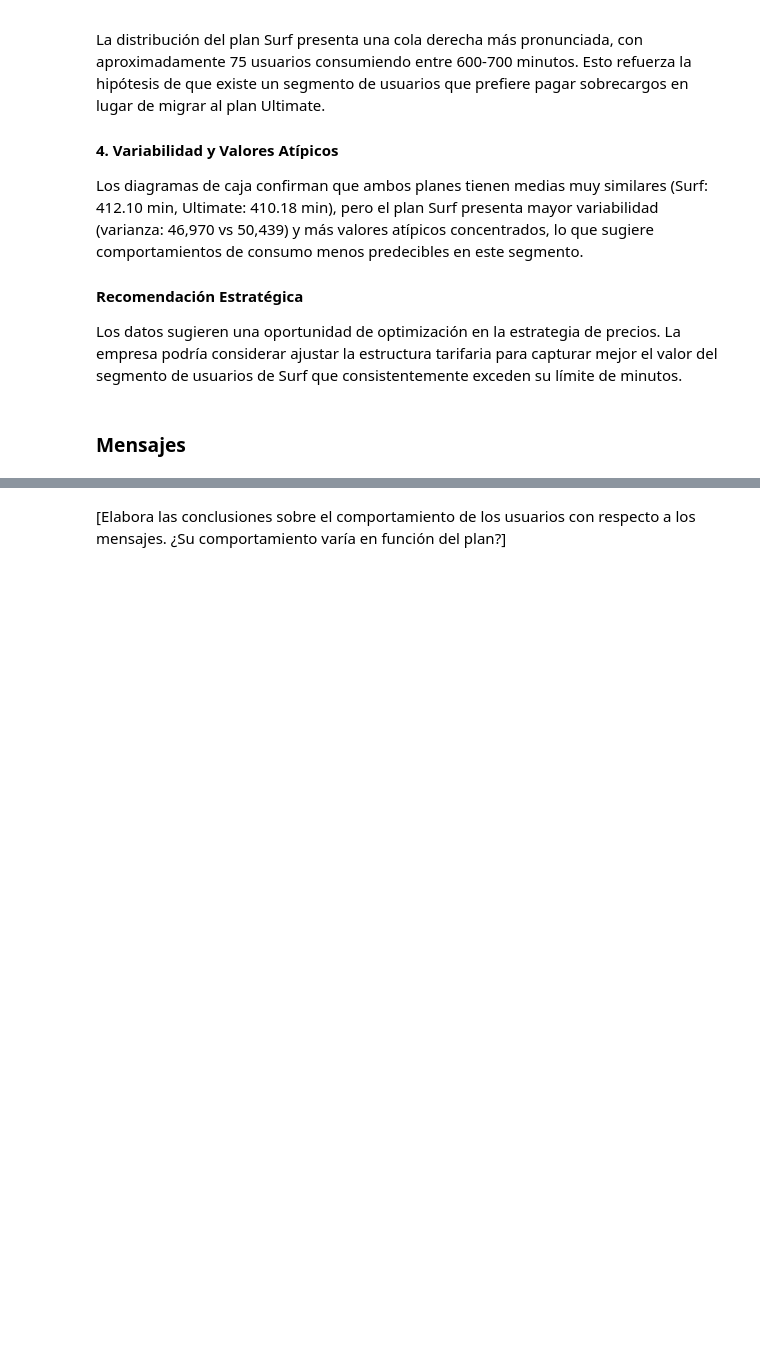
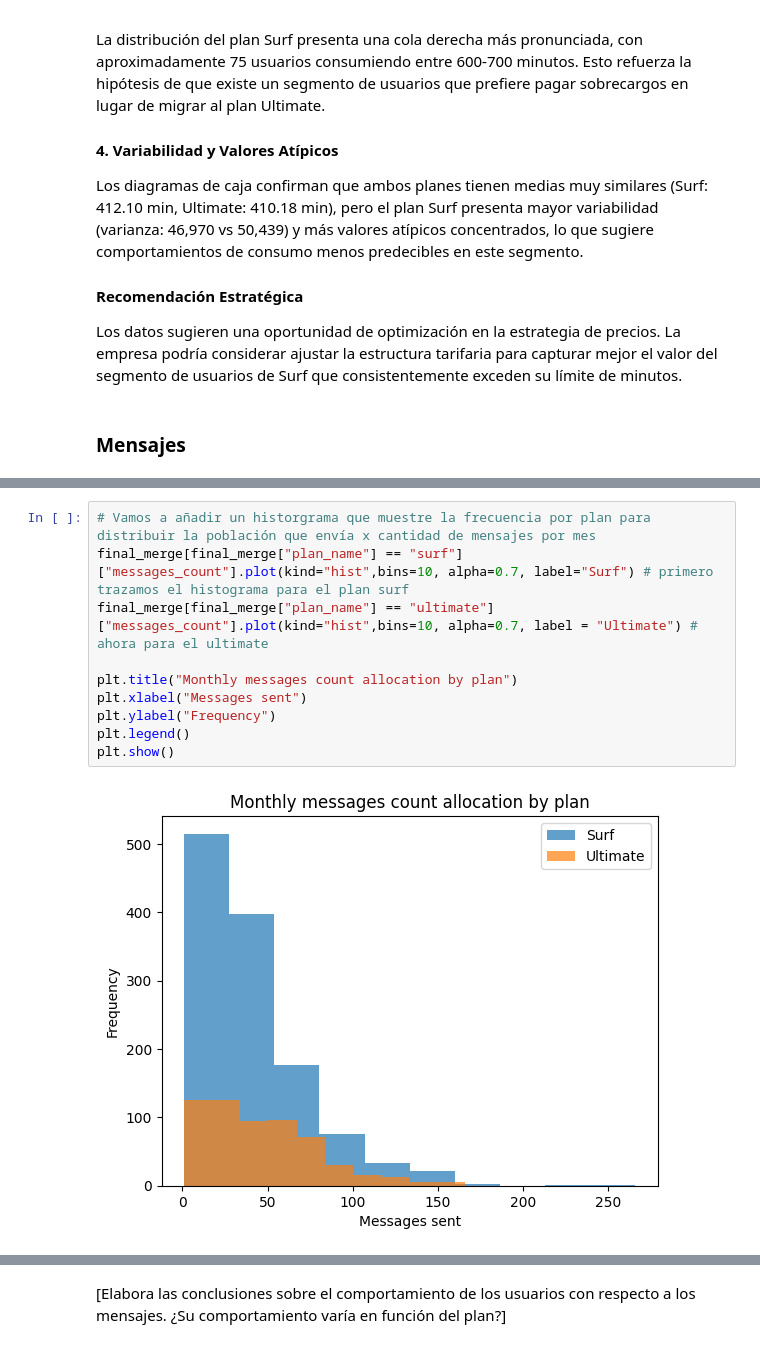
Before and after one commit to carloscarranza2486/tripleten-data-science, a Jupyter notebook: sprint-05-data_statistical-analysis/final_project_megaline_fees/notebook.ipynb, the cells around one changed output, grey strips where cells are left out. Drawn from its saved outputs; the diff is of its cells as text; blank space fills up the shorter version.

```diff
--- a/sprint-05-data_statistical-analysis/final_project_megaline_fees/notebook.ipynb
+++ b/sprint-05-data_statistical-analysis/final_project_megaline_fees/notebook.ipynb
@@ -718,0 +736,12 @@ Los datos sugieren una oportunidad de optimización en la estrategia de precios.
+# %%
+# Vamos a añadir un historgrama que muestre la frecuencia por plan para distribuir la población que envía x cantidad de mensajes por mes
+final_merge[final_merge["plan_name"] == "surf"]["messages_count"].plot(kind="hist",bins=10, alpha=0.7, label="Surf") # primero trazamos el histograma para el plan surf
+final_merge[final_merge["plan_name"] == "ultimate"]["messages_count"].plot(kind="hist",bins=10, alpha=0.7, label = "Ultimate") # ahora para el ultimate
+
+plt.title("Monthly messages count allocation by plan")
+plt.xlabel("Messages sent")
+plt.ylabel("Frequency")
+plt.legend()
+plt.show()
+# %% [output]
+[figure, added]
```
Also changed, not shown: parts of 6 cells of this notebook.
